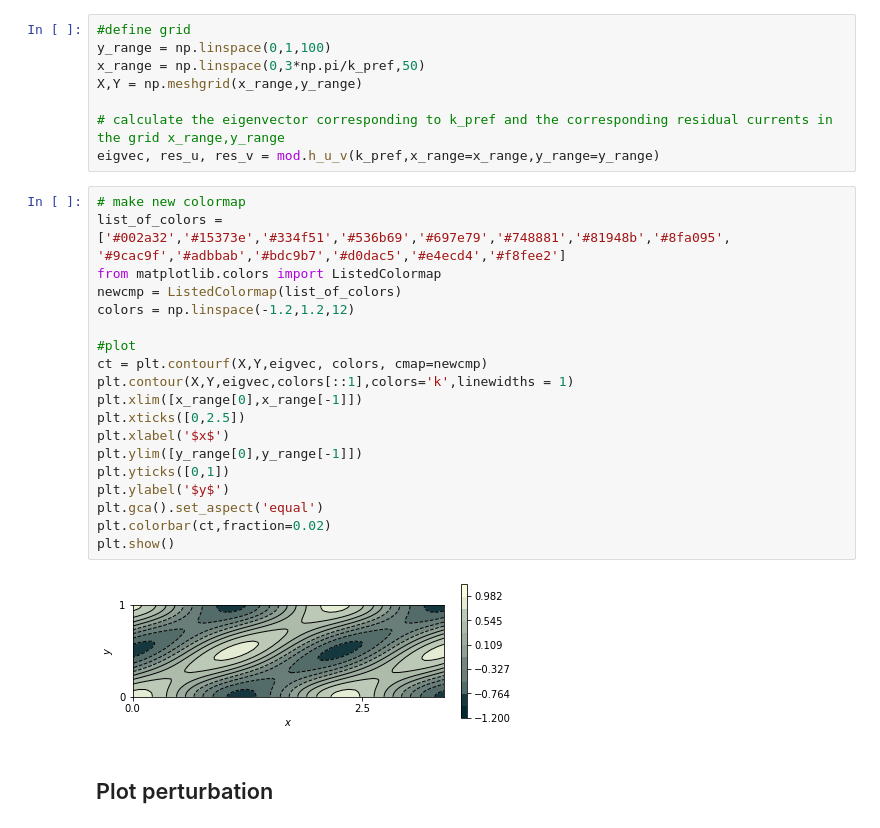
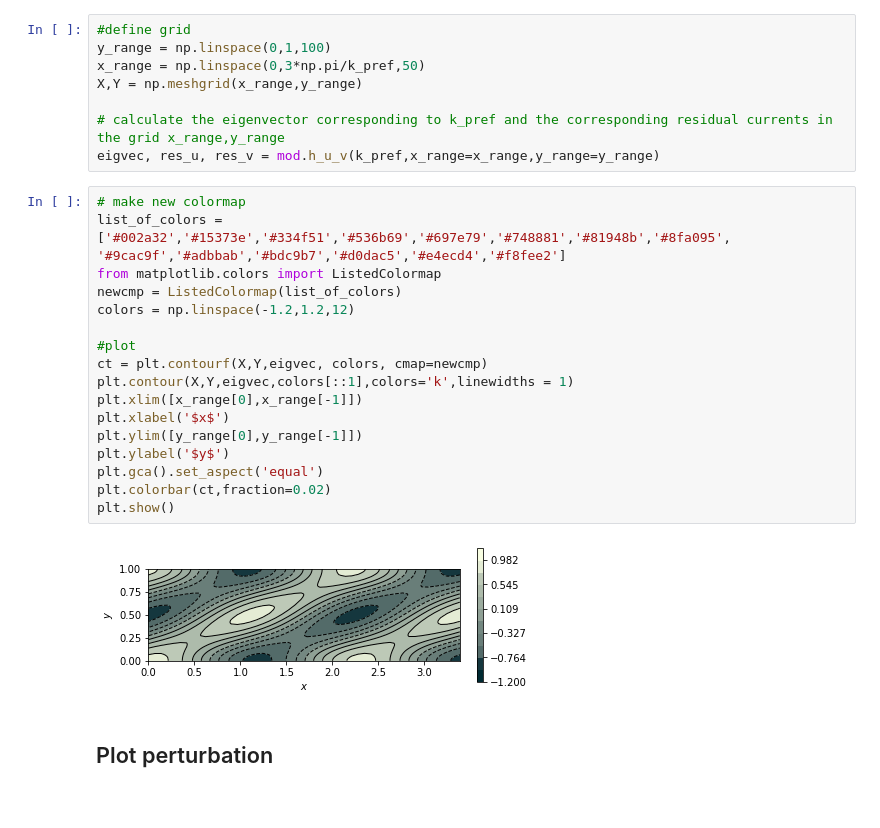
Before and after one commit to Tjebbe21/schramko_en_co, a Jupyter notebook: Example.ipynb, the cells around one changed output. Drawn from its saved outputs; the diff is of its cells as text.

```diff
--- a/Example.ipynb
+++ b/Example.ipynb
@@ -106,24 +106,22 @@ eigvec, res_u, res_v = mod.h_u_v(k_pref,x_range=x_range,y_range=y_range)
 # %%
 # make new colormap
 list_of_colors = ['#002a32','#15373e','#334f51','#536b69','#697e79','#748881','#81948b','#8fa095', '#9cac9f','#adbbab','#bdc9b7','#d0dac5','#e4ecd4','#f8fee2']
 from matplotlib.colors import ListedColormap
 newcmp = ListedColormap(list_of_colors)
 colors = np.linspace(-1.2,1.2,12)
 
 #plot
 ct = plt.contourf(X,Y,eigvec, colors, cmap=newcmp)
 plt.contour(X,Y,eigvec,colors[::1],colors='k',linewidths = 1)
 plt.xlim([x_range[0],x_range[-1]])
-plt.xticks([0,2.5])
 plt.xlabel('$x$')
 plt.ylim([y_range[0],y_range[-1]])
-plt.yticks([0,1])
 plt.ylabel('$y$')
 plt.gca().set_aspect('equal')
 plt.colorbar(ct,fraction=0.02)
 plt.show()
 # %% [output]
-[figure, old version]
+[figure, new version]
 # %% [markdown]
 ## Plot perturbation
 # %%
```
Also changed, not shown: parts of 1 cell of this notebook.
